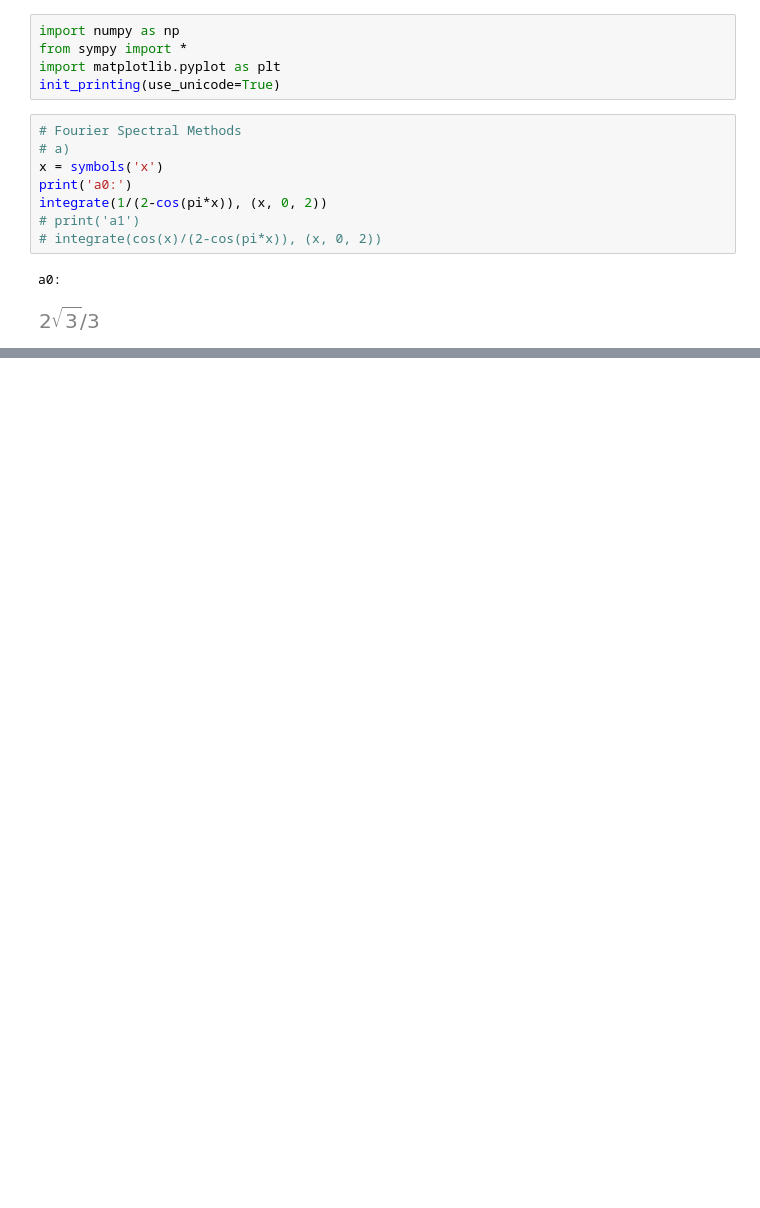
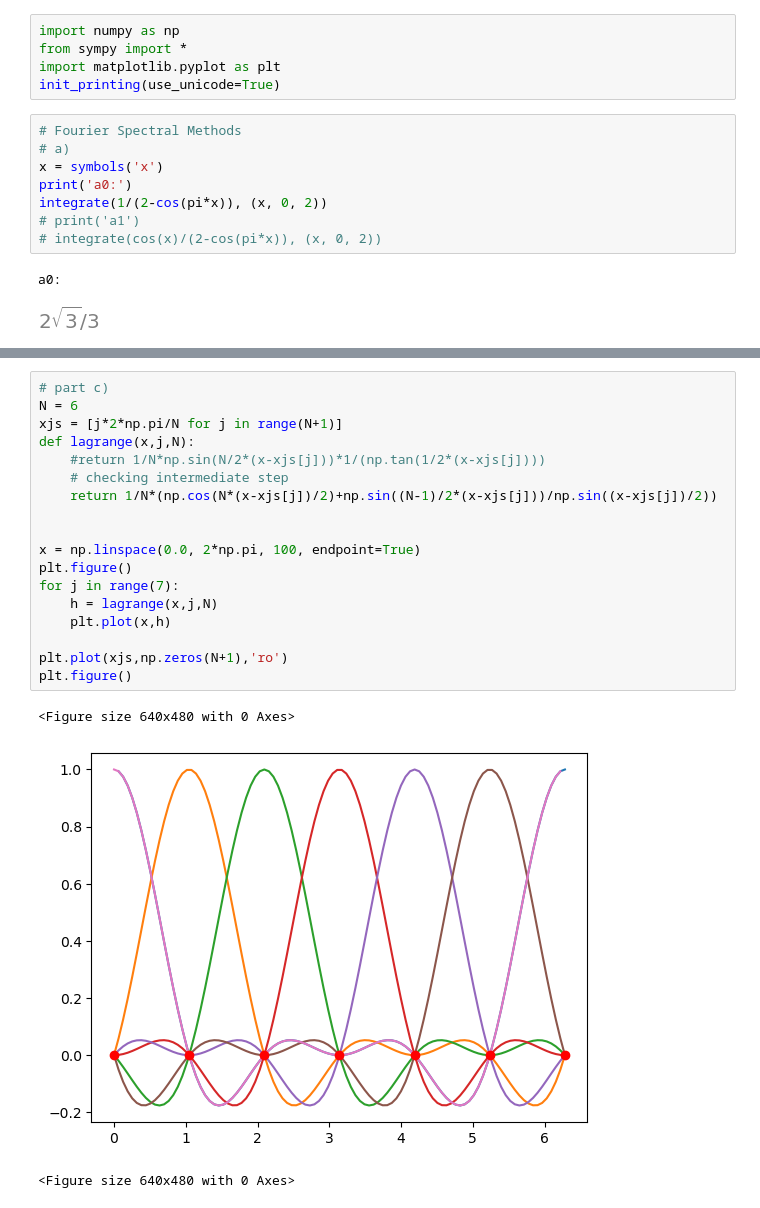
Before and after one commit to deding2000/02689_Assignments, a Jupyter notebook: Assignment1_p1.ipynb, the cells around one changed output, grey strips where cells are left out. Saved outputs shown, nothing was run; the diff lists cells and outputs as text; blank space fills up the shorter version.

```diff
--- a/Assignment1_p1.ipynb
+++ b/Assignment1_p1.ipynb
@@ -54,0 +99,22 @@ plt.show()
+# %%
+# part c)
+N = 6
+xjs = [j*2*np.pi/N for j in range(N+1)]
+def lagrange(x,j,N):
+    #return 1/N*np.sin(N/2*(x-xjs[j]))*1/(np.tan(1/2*(x-xjs[j])))
+    # checking intermediate step
+    return 1/N*(np.cos(N*(x-xjs[j])/2)+np.sin((N-1)/2*(x-xjs[j]))/np.sin((x-xjs[j])/2))
+
+
+x = np.linspace(0.0, 2*np.pi, 100, endpoint=True)
+plt.figure()
+for j in range(7):
+    h = lagrange(x,j,N)
+    plt.plot(x,h)
+
+plt.plot(xjs,np.zeros(N+1),'ro')
+plt.figure()
+# %% [output]
+<Figure size 640x480 with 0 Axes>
+[figure, added]
+<Figure size 640x480 with 0 Axes>
```
Also changed, not shown: parts of 3 cells of this notebook.
